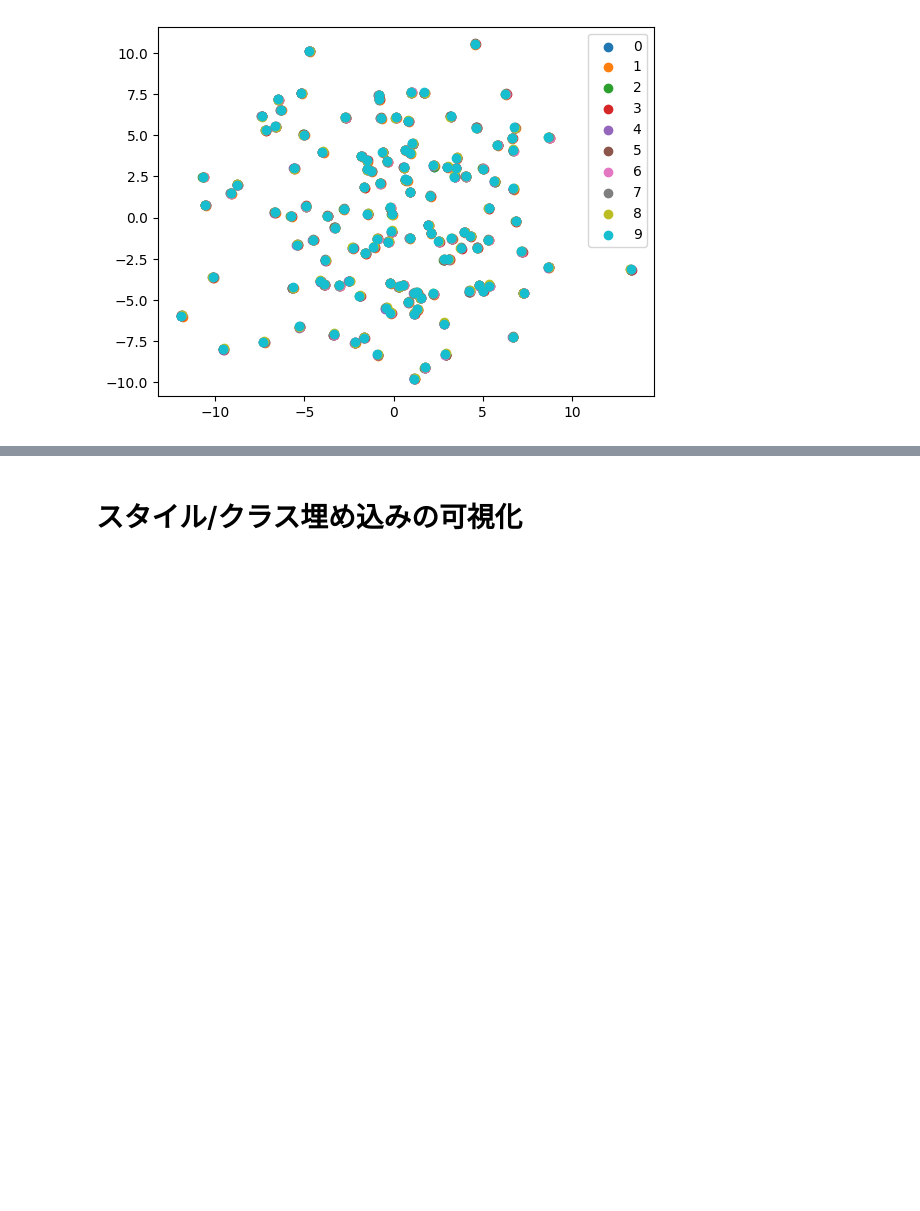
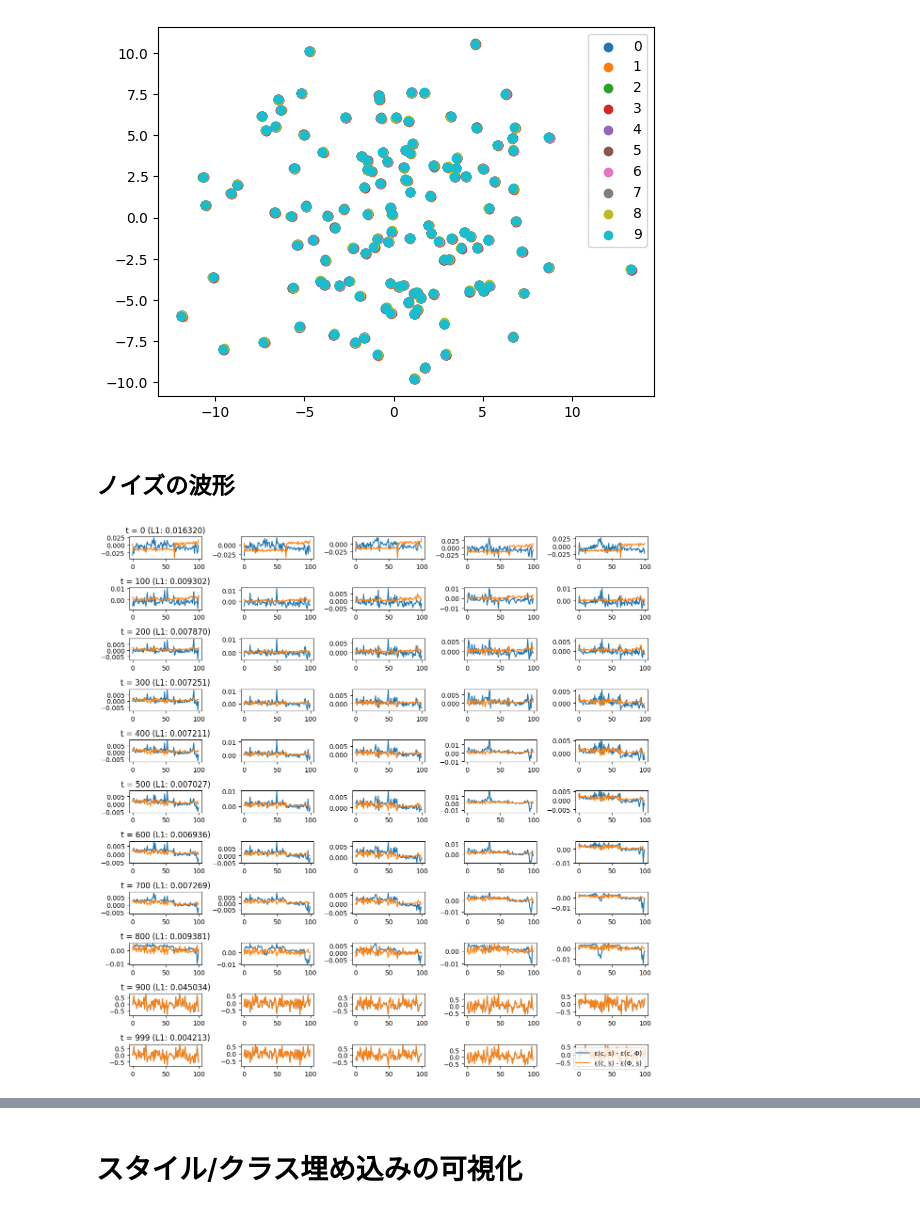
Before and after one commit to tetuomi/font-style-interpolation, a Jupyter notebook: scratch.ipynb, the cells around one changed output, grey strips where cells are left out. Saved outputs shown, nothing was run; the diff lists cells and outputs as text; code cells hidden in the pictures; blank space fills up the shorter version.

```diff
--- a/scratch.ipynb
+++ b/scratch.ipynb
@@ -725,3 +729,55 @@ plt.show()
 # %% [output]
 [0.01060464 0.01042893 0.01018643]
 [figure]
+# %% [markdown]
+## ノイズの波形
+# %%
+# 同じノイズからの各クラスのノイズの方向
+save_path = f"./result/{os.path.basename(model_path).split('.')[0]}_noise_waveform.png"
+
+b = 5
+c, s = 0, 0
+classes = torch.full((b,), c, device=device, dtype=torch.long)
+style = torch.full((b,), s, device=device, dtype=torch.long)
+
+noise_for_q_sample = torch.randn((b, 1, image_size, image_size), device=device)
+imgs = torch.cat([d[s*26 + c][0] for _ in range(b)]).unsqueeze(1).to(device)
+
+visualize_dim = 100
+fig, ax = plt.subplots(len(range(0, timesteps+1, 100)), b, figsize=(12, 12))
+for i, sampling_t in enumerate(range(0, timesteps+1, 100)):
+    if sampling_t == timesteps:
+        sampling_t -= 1
+    t = torch.full((b,), sampling_t, device=device, dtype=torch.long)
+    x = q_sample(imgs, t, noise=noise_for_q_sample)
+
+    # ノイズ推定
+    with torch.no_grad():
+        logits = model(x, t, classes, style, class_drop_prob=0., style_drop_prob=0.)
+        class_null_logits = model(x, t, classes, style, class_drop_prob=1., style_drop_prob=0.)
+        style_null_logits = model(x, t, classes, style, class_drop_prob=0., style_drop_prob=1.)
+        null_logits = model(x, t, classes, style, class_drop_prob=1., style_drop_prob=1.)
+
+    for j in range(b):
+        if j % b == 0:
+            # loss = nn.L1Loss()(logits - null_logits, style_null_logits - null_logits + class_null_logits - null_logits).cpu().detach().item()
+            loss = nn.L1Loss()(style_null_logits - logits, class_null_logits - logits).cpu().detach().item()
+            ax[i, j%b].set_title(f't = {sampling_t} (L1: {loss:.6f})')
+        # ax[i, j%b].plot(logits[j][0].cpu().detach().reshape(-1)[:visualize_dim], label='ε(c, s)')
+        # ax[i, j%b].plot(class_null_logits[j][0].cpu().detach().reshape(-1)[:visualize_dim], label='ε(Φ, s)')
+        # ax[i, j%b].plot(style_null_logits[j][0].cpu().detach().reshape(-1)[:visualize_dim], label='ε(c, Φ)')
+        # ax[i, j%b].plot(null_logits[j][0].cpu().detach().reshape(-1)[:visualize_dim], label='ε(Φ, Φ)')
+        # ax[i, j%b].plot((logits[j][0] - null_logits[j][0]).cpu().detach().reshape(-1)[:visualize_dim], label='ε(c, s) - ε(Φ, Φ)')
+        ax[i, j%b].plot((logits[j][0] - style_null_logits[j][0]).cpu().detach().reshape(-1)[:visualize_dim], label='ε(c, s) - ε(c, Φ)')
+        ax[i, j%b].plot((logits[j][0] - class_null_logits[j][0]).cpu().detach().reshape(-1)[:visualize_dim], label='ε(c, s) - ε(Φ, s)')
+        # ax[i, j%b].plot((class_null_logits[j][0] - null_logits[j][0]).cpu().detach().reshape(-1)[:visualize_dim], label='ε(Φ, s) - ε(Φ, Φ)')
+        # ax[i, j%b].plot((style_null_logits[j][0] - null_logits[j][0]).cpu().detach().reshape(-1)[:visualize_dim], label='ε(c, Φ) - ε(Φ, Φ)')
+        # ax[i, j%b].plot((style_null_logits[j][0] - null_logits[j][0] + class_null_logits[j][0] - null_logits[j][0])\
+        #                         .cpu().detach().reshape(-1)[:visualize_dim], label='ε(c, Φ) - ε(Φ, Φ) + ε(Φ, s) - ε(Φ, Φ)')
+
+plt.tight_layout()
+plt.legend()
+# plt.savefig(save_path)
+plt.show()
+# %% [output]
+[figure, added]
```
Also changed, not shown: parts of 10 cells of this notebook.
